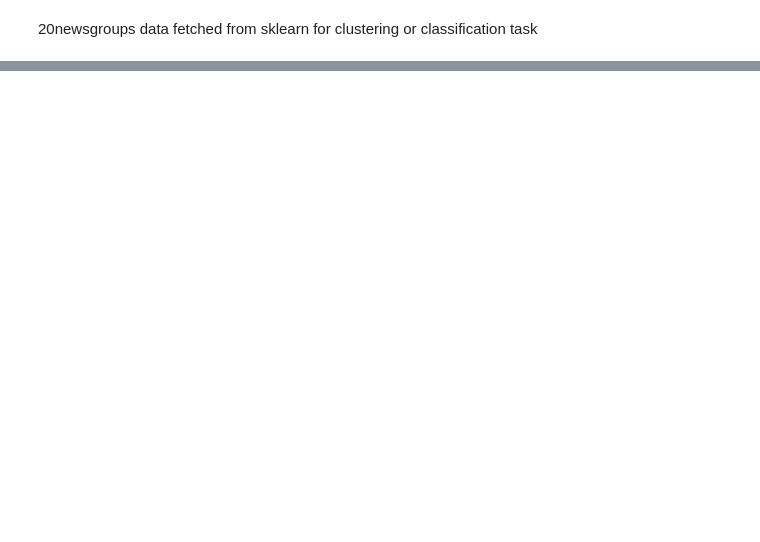
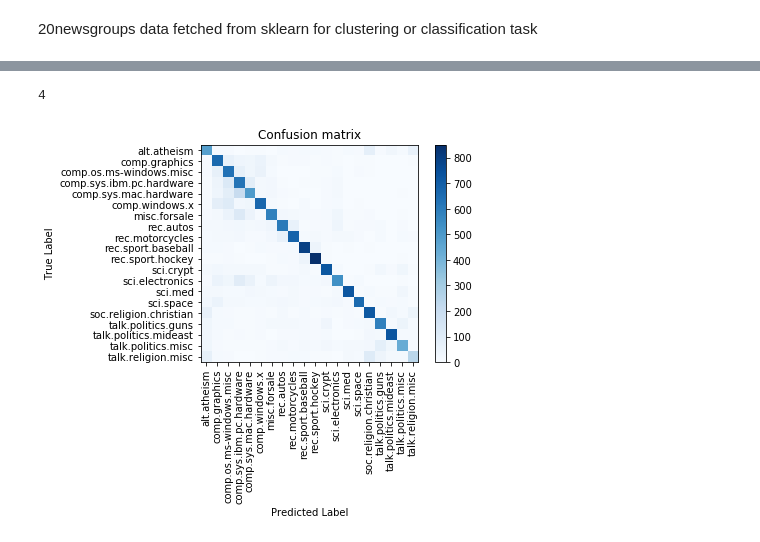
Before and after one commit to werkadd/DW_XAI, a Jupyter notebook: 20newsgroups.ipynb, the cells around one changed output, grey strips where cells are left out. Drawn from its saved outputs; the diff is of its cells as text; code cells hidden in the pictures; blank space fills up the shorter version.

```diff
--- a/20newsgroups.ipynb
+++ b/20newsgroups.ipynb
@@ -141,0 +505,5 @@ df_news_train.head()
+# %%
+# vec = CountVectorizer(min_df=5, max_df=0.5)
+vec = TfidfVectorizer()
+count_matrix = vec.fit_transform(data_whole["news"])
+feature_names = np.asarray(vec.get_feature_names())
@@ -141,0 +521,24 @@ df_news_train.head()
+# %%
+euclidean_dist = euclidean_distances(count_matrix, count_matrix)
+
+test_id = 1
+k_neighbors = 10
+similarity_matrix = euclidean_dist
+test_ids = [2,3,4,5,6,7,8]
+# %%
+predict_classification(test_id, euclidean_dist, k_neighbors)
+# %% [output]
+4
+# %%
+predicted_labls_euclid = []
+for i, _ in tqdm(data_whole.iterrows()):
+    predicted_labls_euclid.append(predict_classification(i, similarity_matrix, k_neighbors))
+# %%
+cm = metrics.confusion_matrix(data_whole['target'], predicted_labls_euclid)
+plt.figure()
+plot_confusion_matrix(cm,
+                      true_classes = newsgroups_train.target_names,
+                      pred_classess = newsgroups_train.target_names,
+                      title = 'Confusion matrix')
+# %% [output]
+[figure, added]
```
Also changed, not shown: parts of 95 cells of this notebook, 1 other file.
